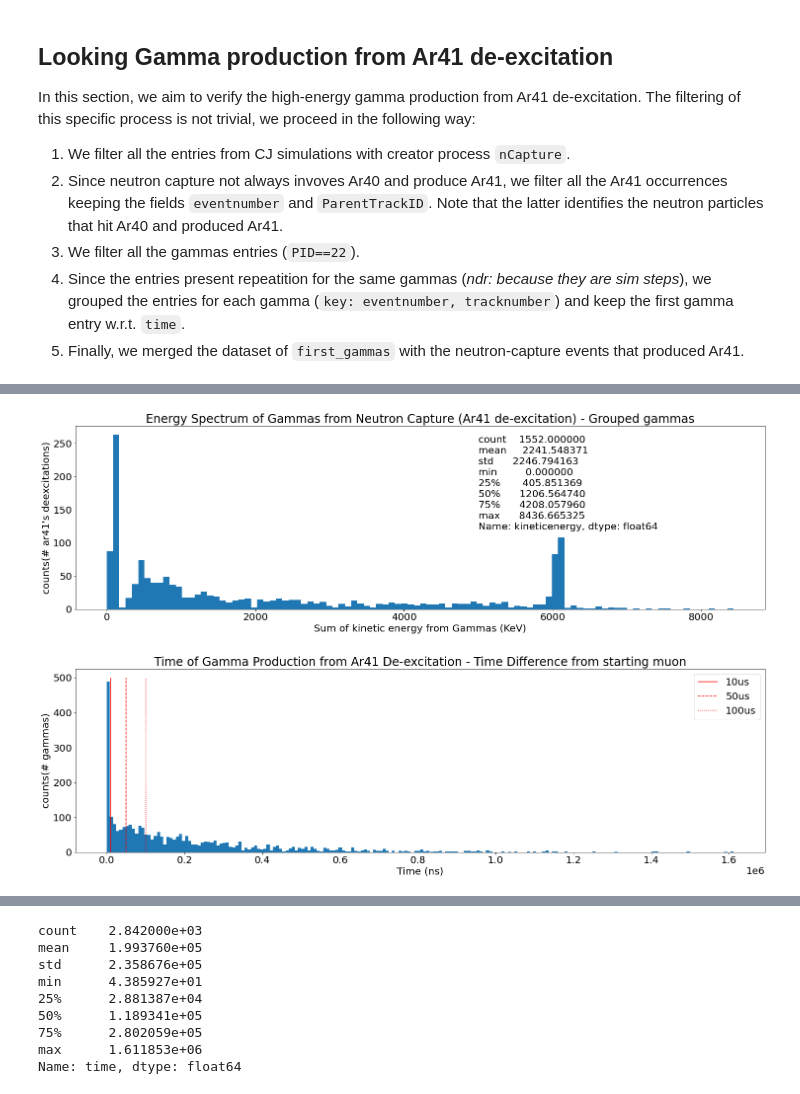
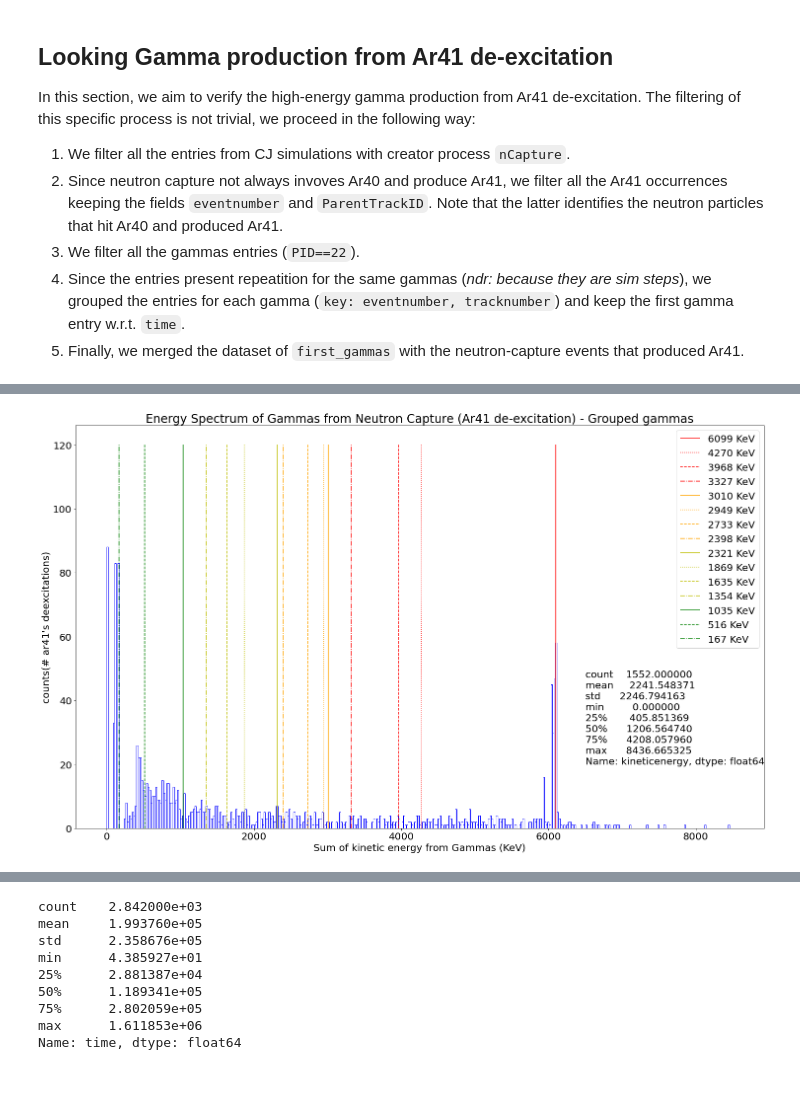
Before and after one commit to luigiberducci/ML4NP, a Jupyter notebook: Notebooks/looking_for_gammas_around_ar41_ncapture.ipynb, the cells around one changed output, grey strips where cells are left out. Drawn from its saved outputs; the diff is of its cells as text; code cells hidden in the pictures.

```diff
--- a/Notebooks/looking_for_gammas_around_ar41_ncapture.ipynb
+++ b/Notebooks/looking_for_gammas_around_ar41_ncapture.ipynb
@@ -175,24 +175,28 @@ plt.show()
-# %%
-sum_gamma_ke_for_ar41deex = first_gammas_ar41deex.groupby("neutron_id").kineticenergy.sum()
-plt.subplot(2, 1, 1)
-plt.hist(sum_gamma_ke_for_ar41deex, bins=100)
-plt.title("Energy Spectrum of Gammas from Neutron Capture (Ar41 de-excitation) - Grouped gammas")
-plt.xlabel("Sum of kinetic energy from Gammas (KeV)")
-plt.ylabel("counts(# ar41's deexcitations)")
-plt.text(5000, 120, str(sum_gamma_ke_for_ar41deex.describe()))
-plt.show()
-
-plt.subplot(2, 1, 2)
-plt.hist(first_gammas_ar41deex.time, bins=200)
-plt.vlines(x=10*1000, ymin=0, ymax=500, label="10us", color='r', linestyles='solid')
-plt.vlines(x=50*1000, ymin=0, ymax=500, label="50us", color='r', linestyles='dashed')
-plt.vlines(x=100*1000, ymin=0, ymax=500, label="100us", color='r', linestyles='dotted')
-plt.title("Time of Gamma Production from Ar41 De-excitation - Time Difference from starting muon")
-plt.xlabel("Time (ns)")
-plt.ylabel("counts(# gammas)")
-#plt.text(5000, 150, str(sum_gamma_ke_for_ar41deex.describe()))
-plt.legend()
-plt.show()
-# %% [output]
-[figure, removed]
-[figure, removed]
+# %%
+sum_gamma_ke_for_ar41deex = first_gammas_ar41deex.groupby("neutron_id").kineticenergy.sum()
+bins = np.linspace(0, 8500, 400)
+plt.hist(sum_gamma_ke_for_ar41deex, bins=bins, edgecolor='b', color='w')
+plt.vlines(x=6099, ymin=0, ymax=120, color='r', linestyles='solid', label="6099 KeV")
+plt.vlines(x=4270, ymin=0, ymax=120, color='r', linestyles='dotted', label="4270 KeV")
+plt.vlines(x=3968, ymin=0, ymax=120, color='r', linestyles='dashed', label="3968 KeV")
+plt.vlines(x=3327, ymin=0, ymax=120, color='r', linestyles='dashdot', label="3327 KeV")
+plt.vlines(x=3010, ymin=0, ymax=120, color='orange', linestyles='solid', label="3010 KeV")
+plt.vlines(x=2949, ymin=0, ymax=120, color='orange', linestyles='dotted', label="2949 KeV")
+plt.vlines(x=2733, ymin=0, ymax=120, color='orange', linestyles='dashed', label="2733 KeV")
+plt.vlines(x=2398, ymin=0, ymax=120, color='orange', linestyles='dashdot', label="2398 KeV")
+plt.vlines(x=2321, ymin=0, ymax=120, color='y', linestyles='solid', label="2321 KeV")
+plt.vlines(x=1869, ymin=0, ymax=120, color='y', linestyles='dotted', label="1869 KeV")
+plt.vlines(x=1635, ymin=0, ymax=120, color='y', linestyles='dashed', label="1635 KeV")
+plt.vlines(x=1354, ymin=0, ymax=120, color='y', linestyles='dashdot', label="1354 KeV")
+plt.vlines(x=1035, ymin=0, ymax=120, color='g', linestyles='solid', label="1035 KeV")
+plt.vlines(x=516, ymin=0, ymax=120, color='g', linestyles='dashed', label="516 KeV")
+plt.vlines(x=167, ymin=0, ymax=120, color='g', linestyles='dashdot', label="167 KeV")
+plt.title("Energy Spectrum of Gammas from Neutron Capture (Ar41 de-excitation) - Grouped gammas")
+plt.xlabel("Sum of kinetic energy from Gammas (KeV)")
+plt.ylabel("counts(# ar41's deexcitations)")
+plt.text(6500, 20, str(sum_gamma_ke_for_ar41deex.describe()))
+
+plt.legend()
+plt.show()
+# %% [output]
+[figure, added]
```
Also changed, not shown: parts of 2 cells of this notebook, 3 other files.
